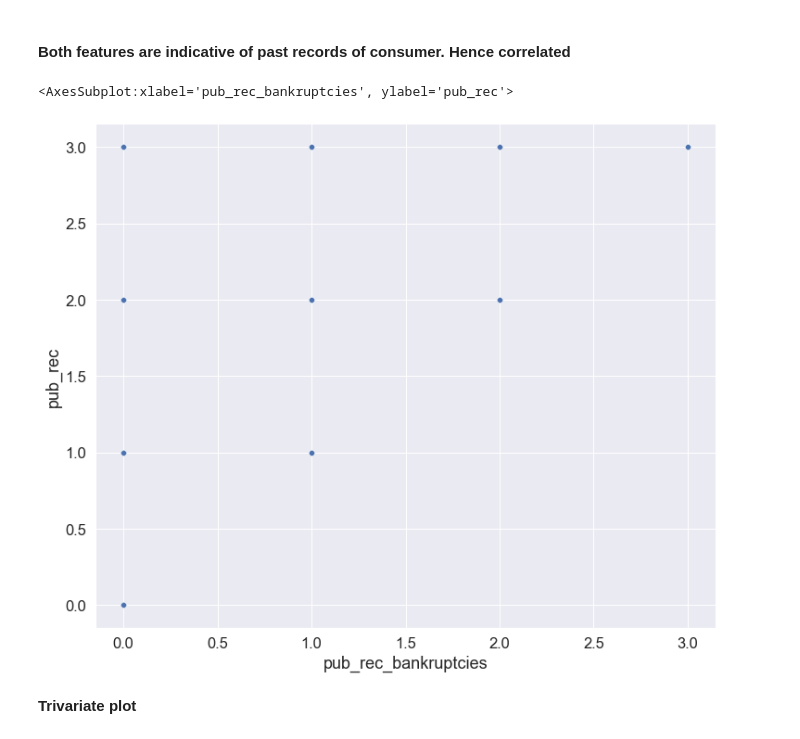
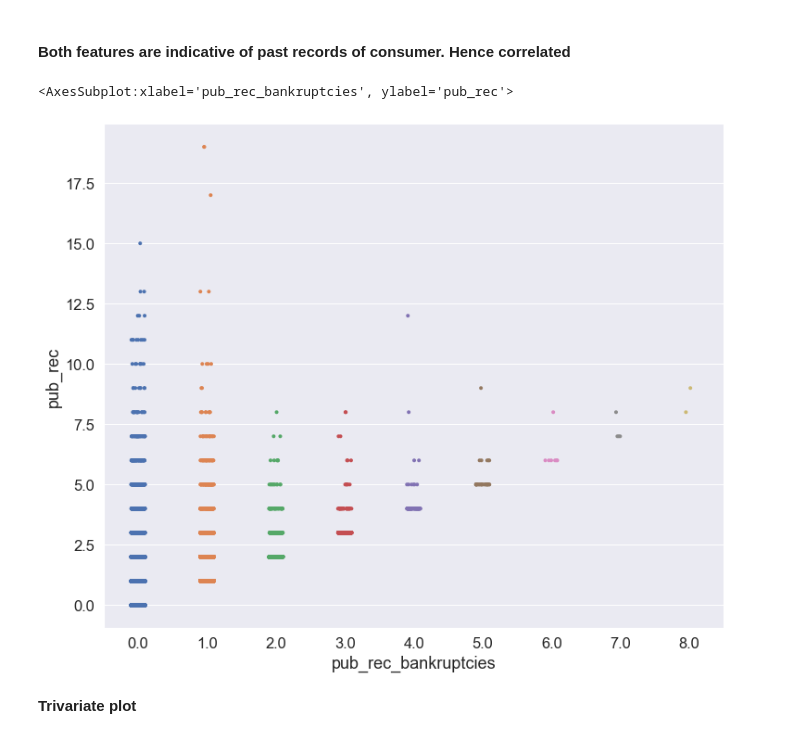
Before and after one commit to Ganesh4693/Lending-Club, a Jupyter notebook: lending.ipynb, the cells around one changed output. Cells and saved outputs as stored; diff of their text form; code cells hidden in the pictures.

Commit message:
stripplot

```diff
--- a/lending.ipynb
+++ b/lending.ipynb
@@ -402,10 +402,10 @@ sns.histplot(data1,x='pub_rec_bankruptcies',hue='loan_status',palette='hot_r',bi
 #### Both features are indicative of past records of consumer. Hence correlated
 # %%
 plt.figure(figsize=(12,10))
-sns.scatterplot(x='pub_rec_bankruptcies',y='pub_rec',data=data1[data1.pub_rec<4],x_jitter=0.5)
+sns.stripplot(x='pub_rec_bankruptcies',y='pub_rec',data=data1[data1.pub_rec<20],size=4)
 # %% [output]
 <AxesSubplot:xlabel='pub_rec_bankruptcies', ylabel='pub_rec'>
-[figure, old version]
+[figure, new version]
 # %% [markdown]
 **Trivariate plot**
 # %%
```
Also changed, not shown: parts of 3 cells of this notebook.
